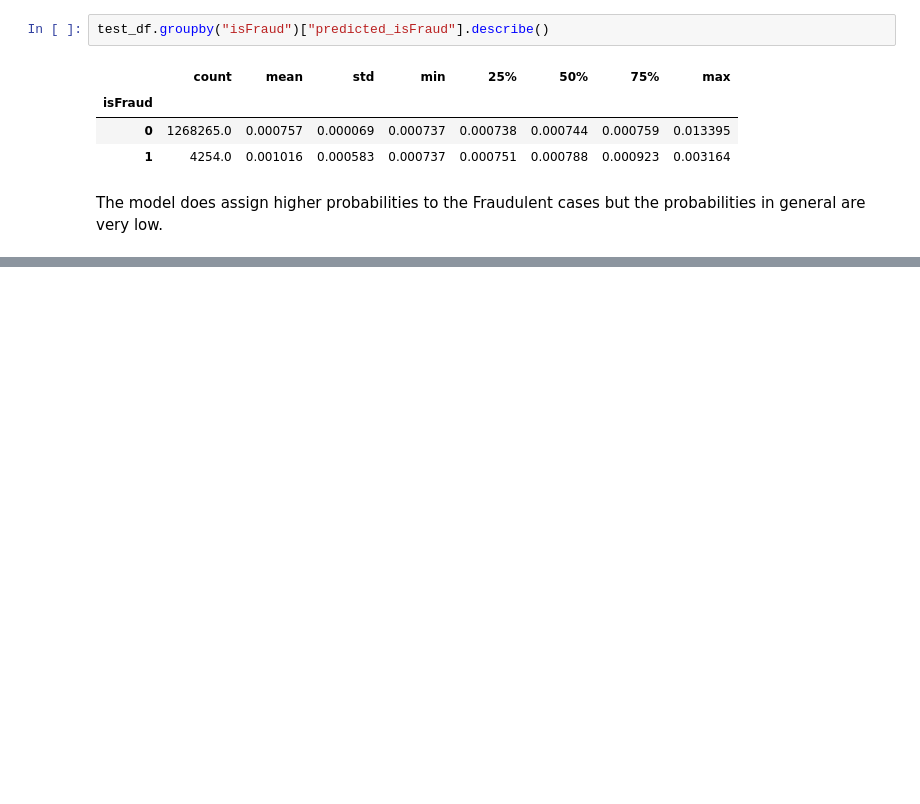
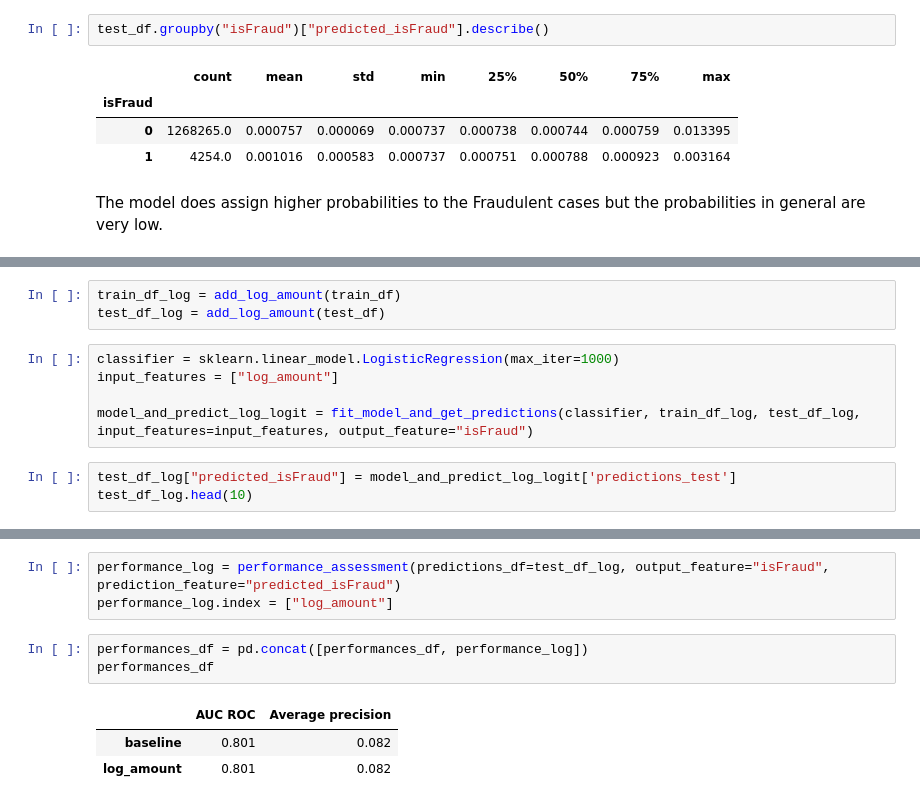
Before and after one commit to MonikaFu/paysim-fraud-detection, a Jupyter notebook: notebooks/model_building.ipynb, the cells around one changed output, grey strips where cells are left out. Cells and saved outputs as stored; diff of their text form; blank space fills up the shorter version.

```diff
--- a/notebooks/model_building.ipynb
+++ b/notebooks/model_building.ipynb
@@ -121,0 +130,11 @@ Next steps:
+# %%
+train_df_log = add_log_amount(train_df)
+test_df_log = add_log_amount(test_df)
+# %%
+classifier = sklearn.linear_model.LogisticRegression(max_iter=1000)
+input_features = ["log_amount"]
+
+model_and_predict_log_logit = fit_model_and_get_predictions(classifier, train_df_log, test_df_log, input_features=input_features, output_feature="isFraud")
+# %%
+test_df_log["predicted_isFraud"] = model_and_predict_log_logit['predictions_test']
+test_df_log.head(10)
@@ -121,0 +153,10 @@ Next steps:
+# %%
+performance_log = performance_assessment(predictions_df=test_df_log, output_feature="isFraud", prediction_feature="predicted_isFraud")
+performance_log.index = ["log_amount"]
+# %%
+performances_df = pd.concat([performances_df, performance_log])
+performances_df
+# %% [output]
+|  | AUC ROC | Average precision |
+| baseline | 0.801 | 0.082 |
+| log_amount | 0.801 | 0.082 |
```
Also changed, not shown: parts of 16 cells of this notebook, 1 other file.
